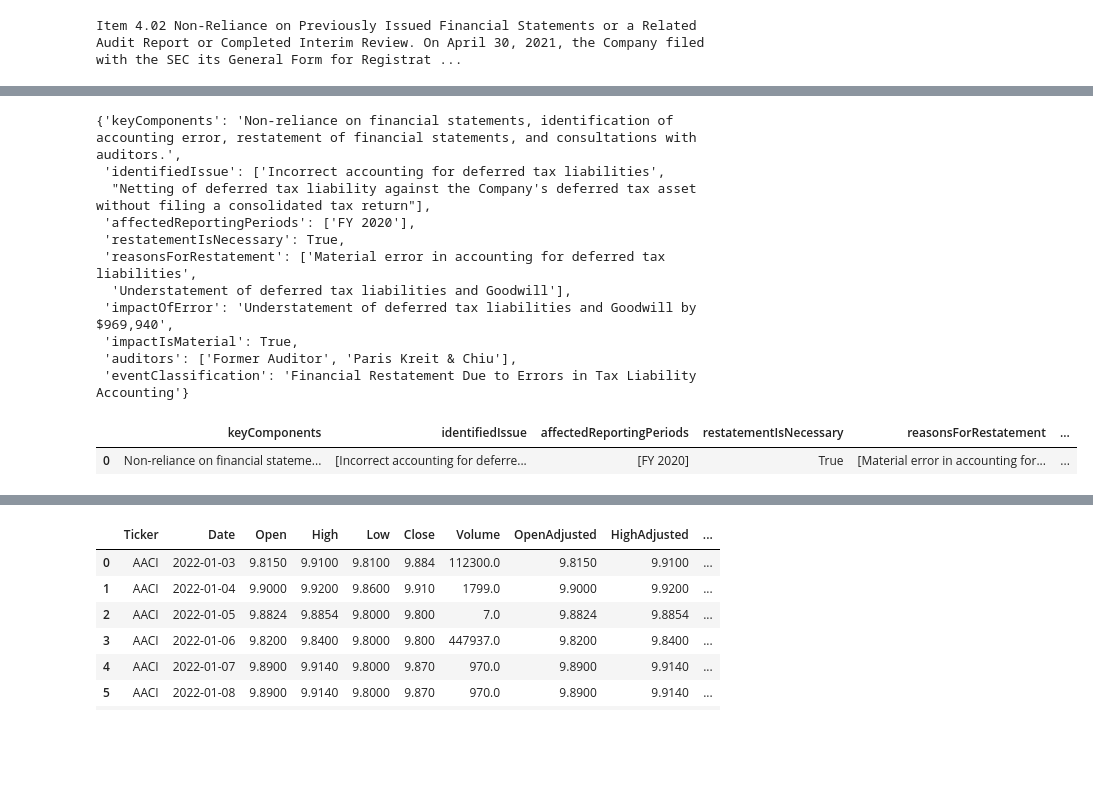
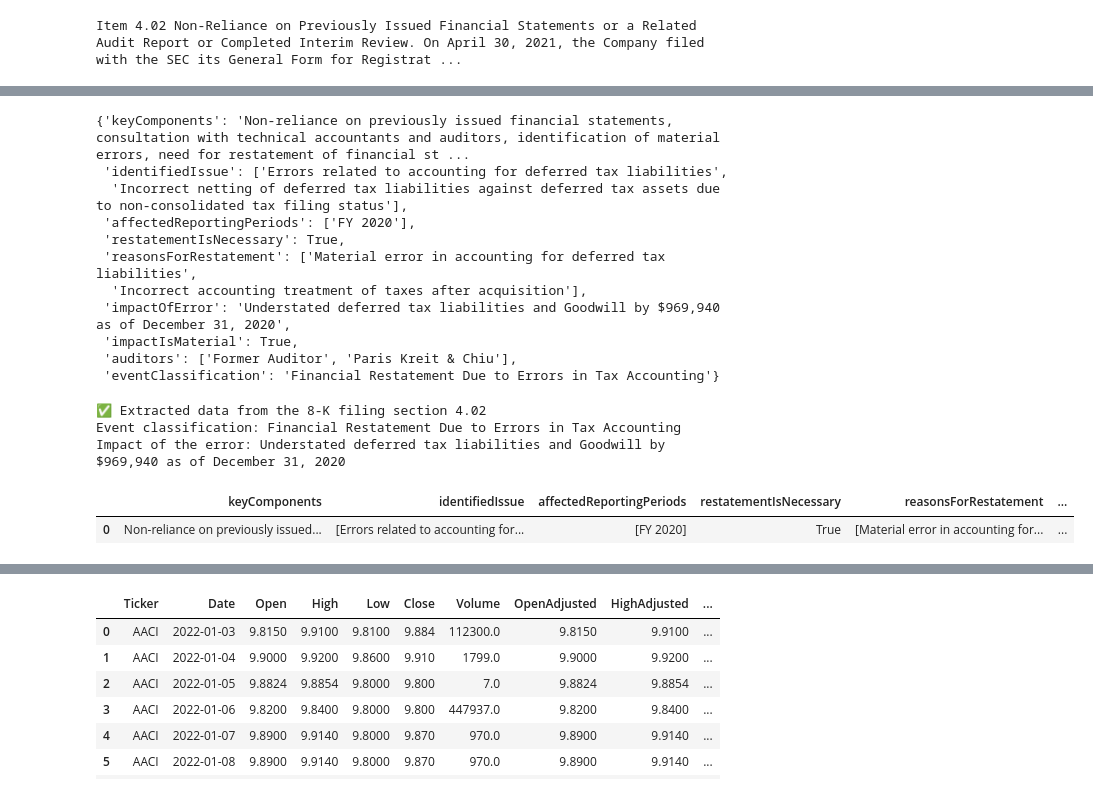
Before and after one commit to janlukasschroeder/ai-for-financial-analysis-and-research, a Jupyter notebook: gpt-4-api-extract-data-from-sec-filings/demo.ipynb, the cells around one changed output, grey strips where cells are left out. Drawn from its saved outputs; the diff is of its cells as text; code cells hidden in the pictures; blank space fills up the shorter version.

Commit message:
added books and further reading touched up SEC filings demo

````diff
--- a/gpt-4-api-extract-data-from-sec-filings/demo.ipynb
+++ b/gpt-4-api-extract-data-from-sec-filings/demo.ipynb
@@ -290,27 +317,35 @@ import json
 # Remove starting "```json" and ending "```" values from GPTs response
 response_string = response_string.replace("```json\n", "").replace("```", "").replace("\n", "")
 # Convert to JSON object
-response_json = json.loads(response_string)
-response_json
+extracted_data_json = json.loads(response_string)
+extracted_data_json
 # %% [output]
-{'keyComponents': 'Non-reliance on financial statements, identification of accounting error, restatement of financial statements, and consultations with auditors.',
- 'identifiedIssue': ['Incorrect accounting for deferred tax liabilities',
-  "Netting of deferred tax liability against the Company's deferred tax asset without filing a consolidated tax return"],
+{'keyComponents': 'Non-reliance on previously issued financial statements, consultation with technical accountants and auditors, identification of material errors, need for restatement of financial st ...
+ 'identifiedIssue': ['Errors related to accounting for deferred tax liabilities',
+  'Incorrect netting of deferred tax liabilities against deferred tax assets due to non-consolidated tax filing status'],
  'affectedReportingPeriods': ['FY 2020'],
  'restatementIsNecessary': True,
  'reasonsForRestatement': ['Material error in accounting for deferred tax liabilities',
-  'Understatement of deferred tax liabilities and Goodwill'],
- 'impactOfError': 'Understatement of deferred tax liabilities and Goodwill by $969,940',
+  'Incorrect accounting treatment of taxes after acquisition'],
+ 'impactOfError': 'Understated deferred tax liabilities and Goodwill by $969,940 as of December 31, 2020',
  'impactIsMaterial': True,
  'auditors': ['Former Auditor', 'Paris Kreit & Chiu'],
- 'eventClassification': 'Financial Restatement Due to Errors in Tax Liability Accounting'}
+ 'eventClassification': 'Financial Restatement Due to Errors in Tax Accounting'}
+# %%
+print("✅ Extracted data from the 8-K filing section 4.02")
+print("Event classification:", extracted_data_json["eventClassification"])
+print("Impact of the error:", extracted_data_json["impactOfError"])
+# %% [output]
+✅ Extracted data from the 8-K filing section 4.02
+Event classification: Financial Restatement Due to Errors in Tax Accounting
+Impact of the error: Understated deferred tax liabilities and Goodwill by $969,940 as of December 31, 2020
 # %%
 # Load the extracted structured data into a DataFrame
-structured_data_sample = pd.json_normalize(response_json)
+structured_data_sample = pd.json_normalize(extracted_data_json)
 structured_data_sample
 # %% [output]
 |  | keyComponents | identifiedIssue | affectedReportingPeriods | restatementIsNecessary | reasonsForRestatement | ... |
-| 0 | Non-reliance on financial stateme... | [Incorrect accounting for deferre... | [FY 2020] | True | [Material error in accounting for... | ... |
+| 0 | Non-reliance on previously issued... | [Errors related to accounting for... | [FY 2020] | True | [Material error in accounting for... | ... |
 # %%
 # To speed up things, I prepared a CSV file with the extracted structured data
 # for all 8-K filings in 2022 with Item 4.02. Let's load it into a DataFrame.
````
Also changed, not shown: parts of 19 cells of this notebook, 3 other files.
